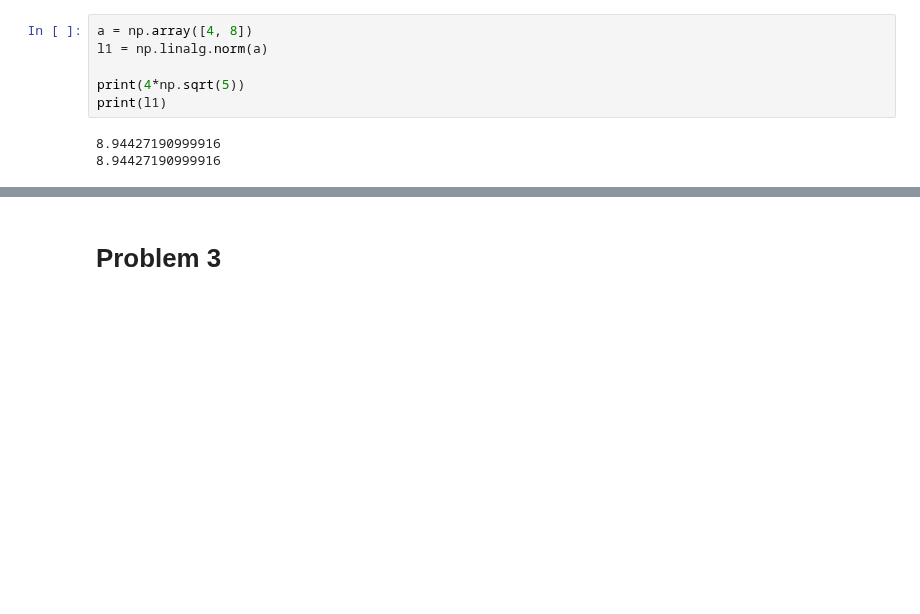
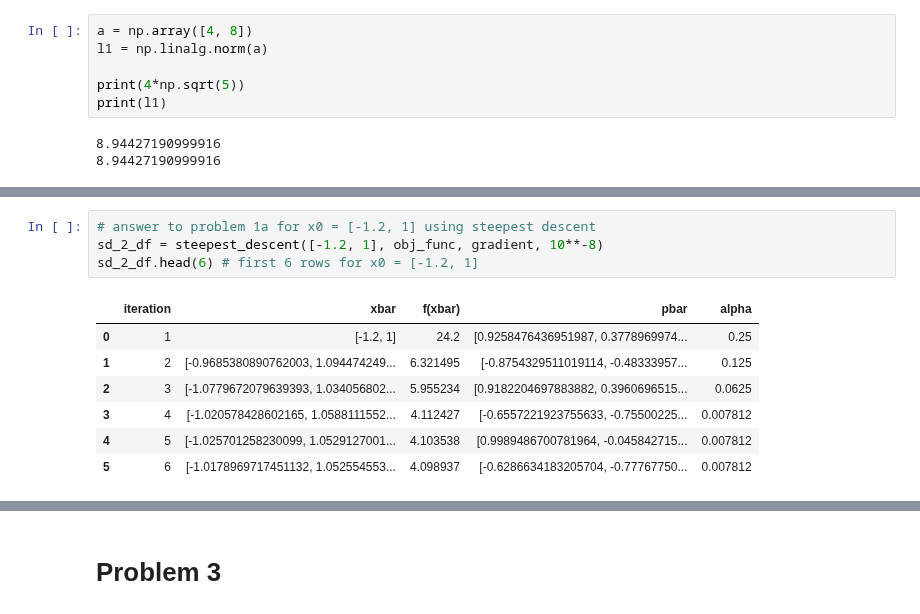
Before and after one commit to wpmcgrath95/MATH-693A-Advanced-Numerical-Methods, a Jupyter notebook: python/Homework1.ipynb, the cells around one changed output, grey strips where cells are left out. Drawn from its saved outputs; the diff is of its cells as text; blank space fills up the shorter version.

```diff
--- a/python/Homework1.ipynb
+++ b/python/Homework1.ipynb
@@ -134,0 +152,12 @@ def steepest_descent():
+# %%
+# answer to problem 1a for x0 = [-1.2, 1] using steepest descent
+sd_2_df = steepest_descent([-1.2, 1], obj_func, gradient, 10**-8)
+sd_2_df.head(6) # first 6 rows for x0 = [-1.2, 1]
+# %% [output]
+|  | iteration | xbar | f(xbar) | pbar | alpha |
+| 0 | 1 | [-1.2, 1] | 24.2 | [0.9258476436951987, 0.3778969974... | 0.25 |
+| 1 | 2 | [-0.9685380890762003, 1.094474249... | 6.321495 | [-0.8754329511019114, -0.48333957... | 0.125 |
+| 2 | 3 | [-1.0779672079639393, 1.034056802... | 5.955234 | [0.9182204697883882, 0.3960696515... | 0.0625 |
+| 3 | 4 | [-1.020578428602165, 1.0588111552... | 4.112427 | [-0.6557221923755633, -0.75500225... | 0.007812 |
+| 4 | 5 | [-1.025701258230099, 1.0529127001... | 4.103538 | [0.9989486700781964, -0.045842715... | 0.007812 |
+| 5 | 6 | [-1.0178969717451132, 1.052554553... | 4.098937 | [-0.6286634183205704, -0.77767750... | 0.007812 |
```
Also changed, not shown: parts of 25 cells of this notebook.
